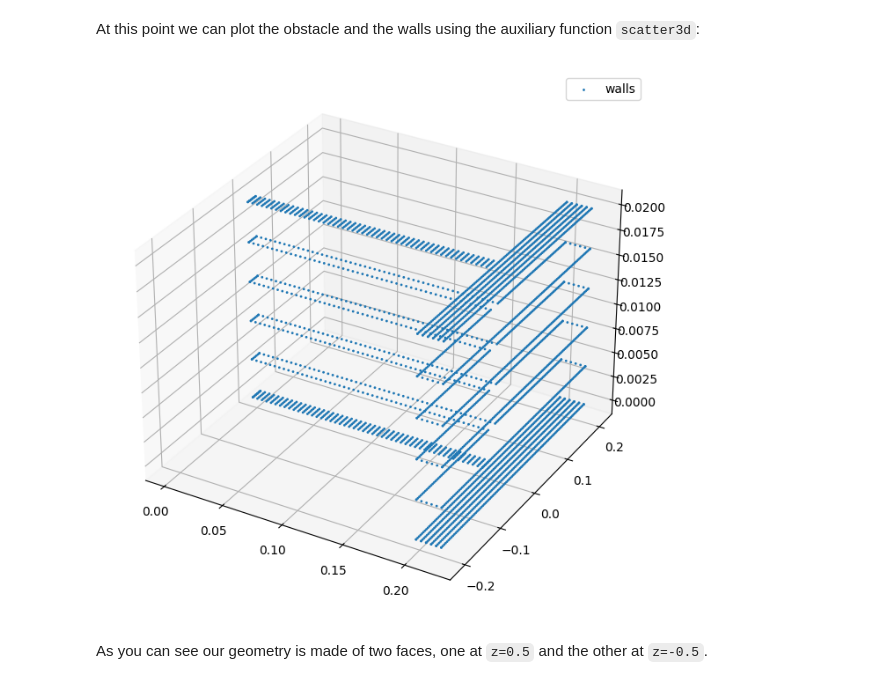
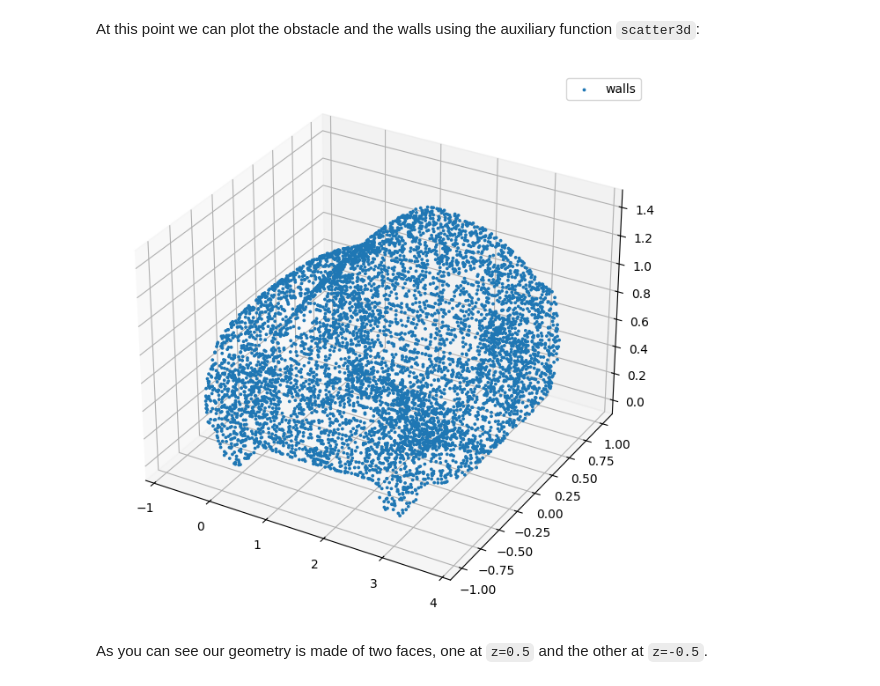
Before and after one commit to nm-dl1212/my_openfoam, a Jupyter notebook: morphing/tutorial-6-ffd-rbf.ipynb, the cells around one changed output. Cells and saved outputs as stored; diff of their text form; code cells hidden in the pictures.

```diff
--- a/morphing/tutorial-6-ffd-rbf.ipynb
+++ b/morphing/tutorial-6-ffd-rbf.ipynb
@@ -28,7 +28,7 @@ from pygem import FFD, RBF
 # %% [markdown]
 Then we define the auxiliary function `scatter3d` which we're going to use often to plot several objects as lists of 3D points. You do not need to understand the exact details of this function since we are going to use it only to show the results:
 # %%
-def scatter3d(arr, figsize=(8,8), s=10, draw=True, ax=None, alpha=1, labels=None):
+def scatter3d(arr, figsize=(8,8), s=10, draw=True, ax=None, alpha=1, labels=None, original_control_points=None, control_points=None):
     if ax is None:
         fig = plt.figure(figsize=figsize)
         ax = fig.add_subplot(projection='3d')
@@ -39,6 +39,11 @@ def scatter3d(arr, figsize=(8,8), s=10, draw=True, ax=None, alpha=1, labels=None
         else:
             ax.scatter(*a.T, s=s, alpha=alpha)
 
+    if control_points.any():
+        ax.scatter(*control_points.T, s=50, c='red')
+    if original_control_points.any():
+        ax.scatter(*original_control_points.T, s=50, c='gray')
+
     if draw:
         if labels is not None:
             plt.legend()
@@ -59,17 +64,24 @@ mesh = openfoam_handler.read('openfoam_mesh')
 # %% [markdown]
 Moreover, the object returned by `read()` contains a list of points for each *boundary*, represented by a list of indexes which refers to `mesh['points']`. We can use these lists to obtain the coordinates of the points which compose the cylinder (which we call *obstacle*) and walls.
 # %%
-wall_keys = [b'inlet', b'outlet1', b'outlet2', b'defaultFaces']
+wall_keys = [b'body', b'frontWheels', b'rearWheels']
 walls = mesh['points'][np.concatenate([mesh['boundary'][k]['points'] for k in wall_keys])]
-
-#obstacle = mesh['points'][mesh['boundary'][b'obstacle']['points']]
 # %% [markdown]
 At this point we can plot the obstacle and the walls using the auxiliary function `scatter3d`:
+# %%
+# 間引き用のindex
+
+ratio = 0.2
+n_points = len(walls)
+
+idx = np.array(range(n_points))
+np.random.shuffle(idx)
+sample_idx = idx[:int(n_points*ratio)]
 # %%
 #scatter3d([obstacle, walls], s=1, labels=['obstacle', 'walls'])
-scatter3d([walls], s=1, labels=['walls'])
+scatter3d([walls[sample_idx]], s=3, labels=['walls'])
 # %% [output]
-[figure, old version]
+[figure, new version]
 # %% [markdown]
 As you can see our geometry is made of two faces, one at `z=0.5` and the other at `z=-0.5`.
 # %% [markdown]
```
Also changed, not shown: parts of 5 cells of this notebook, 19 other files.
